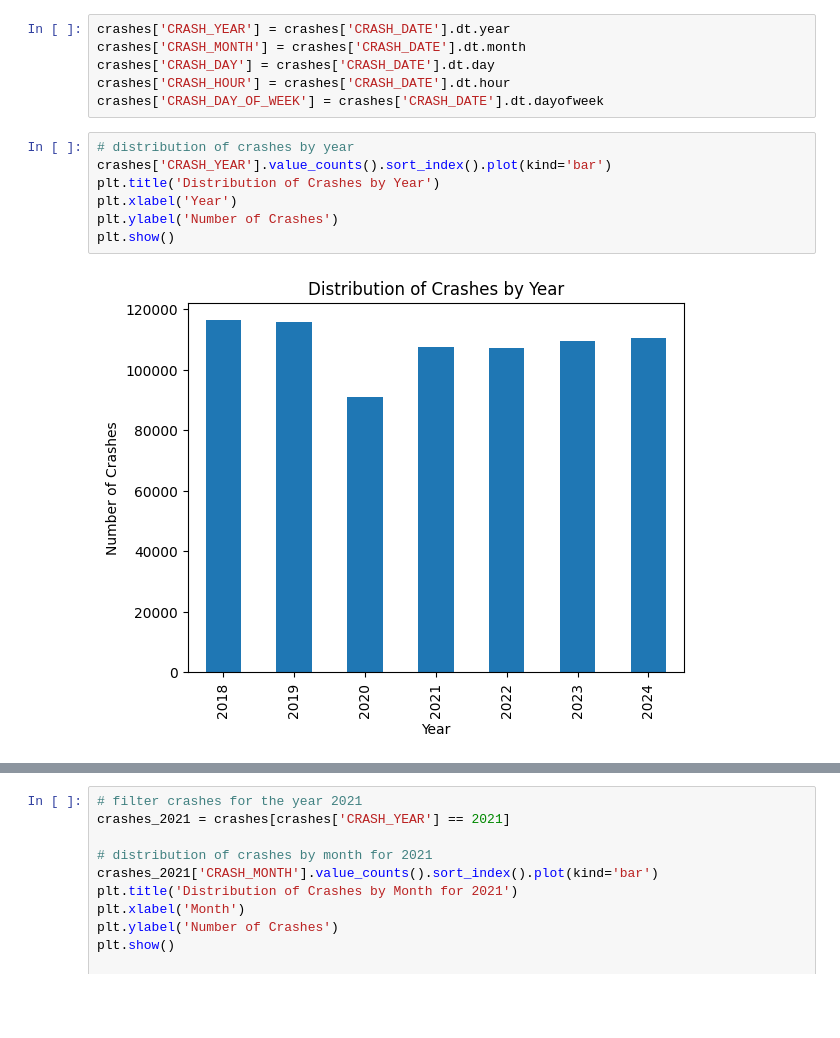
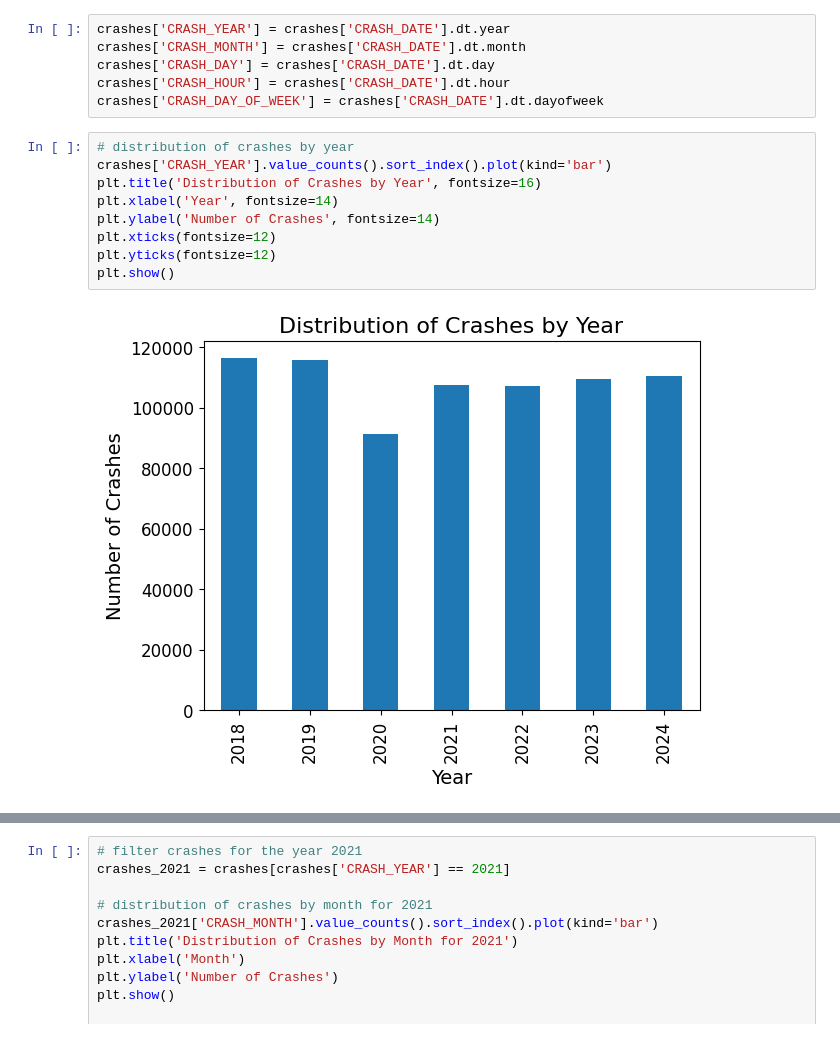
Before and after one commit to lavo2/DataMining-Project, a Jupyter notebook: 1-distribution.ipynb, the cells around one changed output, grey strips where cells are left out. Saved outputs shown, nothing was run; the diff lists cells and outputs as text; blank space fills up the shorter version.

```diff
--- a/1-distribution.ipynb
+++ b/1-distribution.ipynb
@@ -85,9 +85,11 @@ crashes['CRASH_DAY_OF_WEEK'] = crashes['CRASH_DATE'].dt.dayofweek
 # %%
 # distribution of crashes by year
 crashes['CRASH_YEAR'].value_counts().sort_index().plot(kind='bar')
-plt.title('Distribution of Crashes by Year')
-plt.xlabel('Year')
-plt.ylabel('Number of Crashes')
+plt.title('Distribution of Crashes by Year', fontsize=16)
+plt.xlabel('Year', fontsize=14)
+plt.ylabel('Number of Crashes', fontsize=14)
+plt.xticks(fontsize=12)
+plt.yticks(fontsize=12)
 plt.show()
 # %% [output]
-[figure, old version]
+[figure, new version]
```
Also changed, not shown: parts of 8 cells of this notebook, 3 other files.
